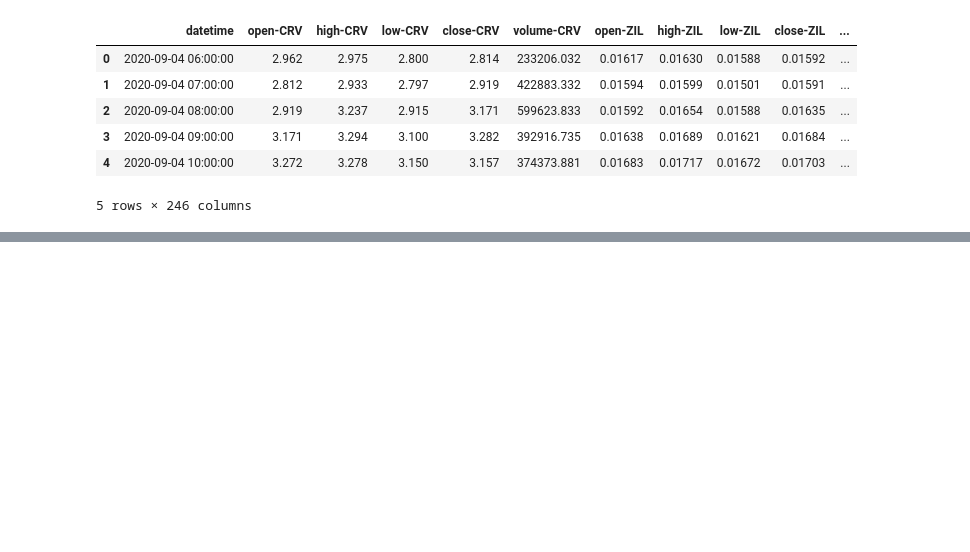
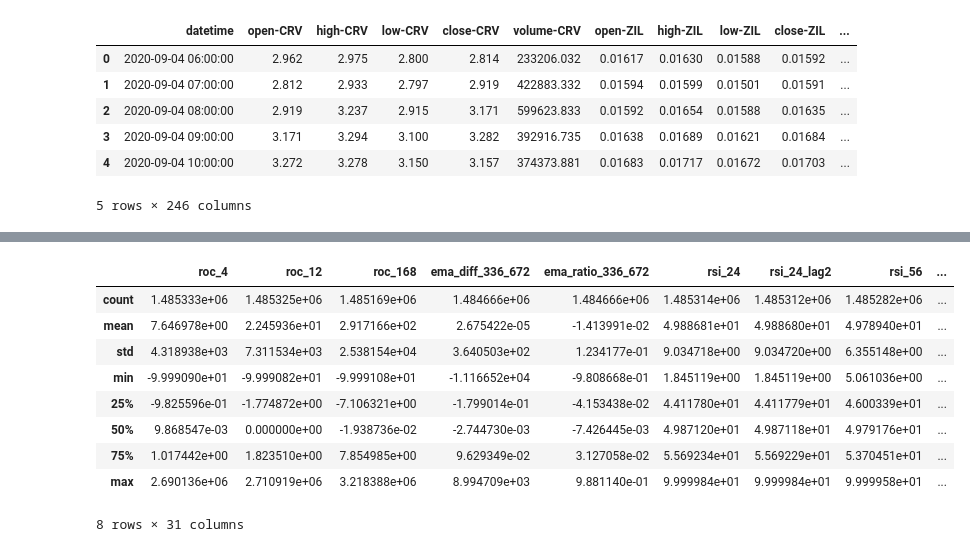
Before and after one commit to ZachMK25/252-group-presentation, a Jupyter notebook: Preprocessing.ipynb, the cells around one changed output, grey strips where cells are left out. Drawn from its saved outputs; the diff is of its cells as text; code cells hidden in the pictures; blank space fills up the shorter version.

```diff
--- a/Preprocessing.ipynb
+++ b/Preprocessing.ipynb
@@ -64,0 +167,13 @@ long.head()
+# %%
+fe.describe()
+# %% [output]
+|  | roc_4 | roc_12 | roc_168 | ema_diff_336_672 | ema_ratio_336_672 | rsi_24 | rsi_24_lag2 | rsi_56 | ... |
+| count | 1.485333e+06 | 1.485325e+06 | 1.485169e+06 | 1.484666e+06 | 1.484666e+06 | 1.485314e+06 | 1.485312e+06 | 1.485282e+06 | ... |
+| mean | 7.646978e+00 | 2.245936e+01 | 2.917166e+02 | 2.675422e-05 | -1.413991e-02 | 4.988681e+01 | 4.988680e+01 | 4.978940e+01 | ... |
+| std | 4.318938e+03 | 7.311534e+03 | 2.538154e+04 | 3.640503e+02 | 1.234177e-01 | 9.034718e+00 | 9.034720e+00 | 6.355148e+00 | ... |
+| min | -9.999090e+01 | -9.999082e+01 | -9.999108e+01 | -1.116652e+04 | -9.808668e-01 | 1.845119e+00 | 1.845119e+00 | 5.061036e+00 | ... |
+| 25% | -9.825596e-01 | -1.774872e+00 | -7.106321e+00 | -1.799014e-01 | -4.153438e-02 | 4.411780e+01 | 4.411779e+01 | 4.600339e+01 | ... |
+| 50% | 9.868547e-03 | 0.000000e+00 | -1.938736e-02 | -2.744730e-03 | -7.426445e-03 | 4.987120e+01 | 4.987118e+01 | 4.979176e+01 | ... |
+| 75% | 1.017442e+00 | 1.823510e+00 | 7.854985e+00 | 9.629349e-02 | 3.127058e-02 | 5.569234e+01 | 5.569229e+01 | 5.370451e+01 | ... |
+| max | 2.690136e+06 | 2.710919e+06 | 3.218388e+06 | 8.994709e+03 | 9.881140e-01 | 9.999984e+01 | 9.999984e+01 | 9.999958e+01 | ... |
+8 rows × 31 columns
```
Also changed, not shown: parts of 8 cells of this notebook.
